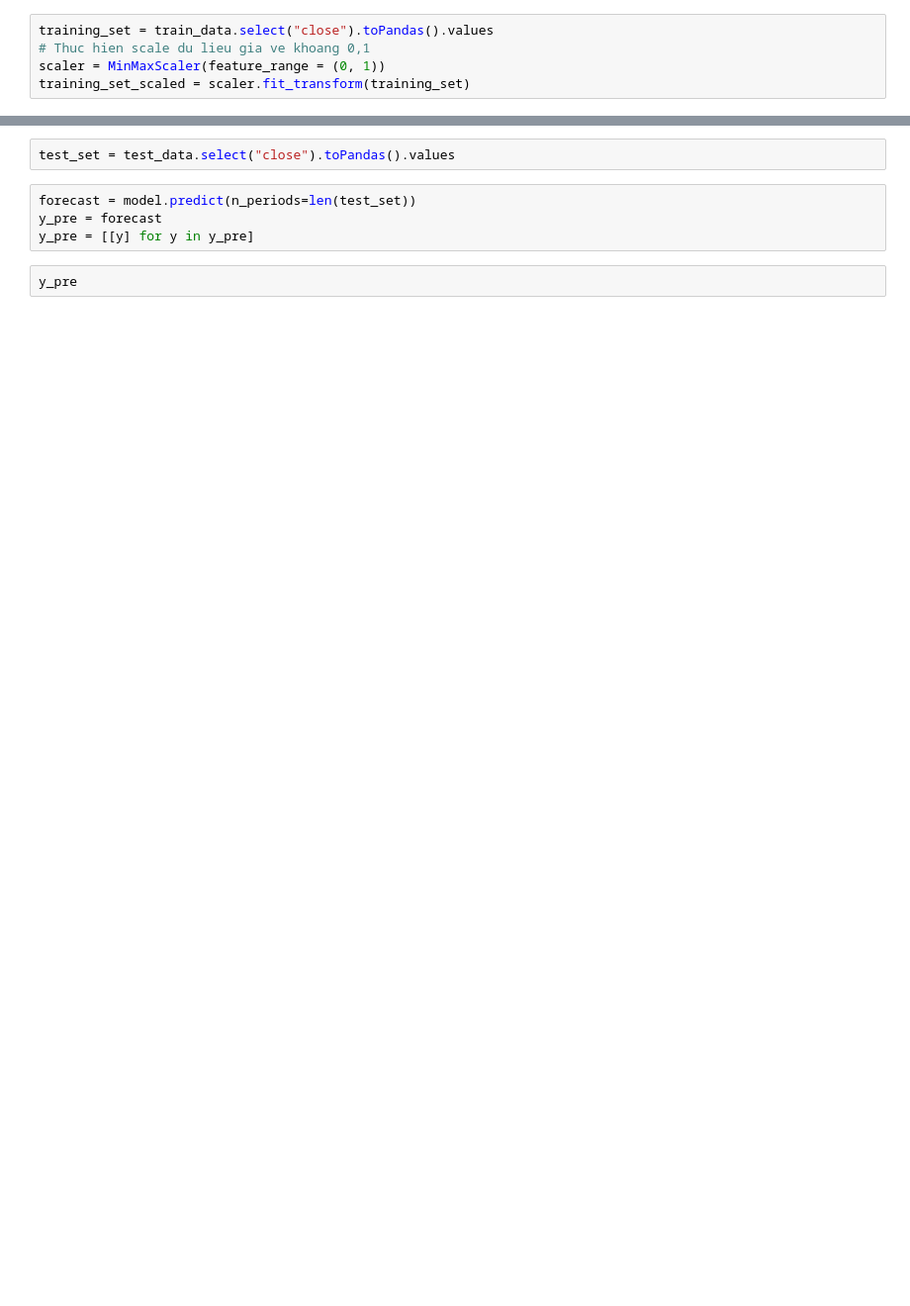
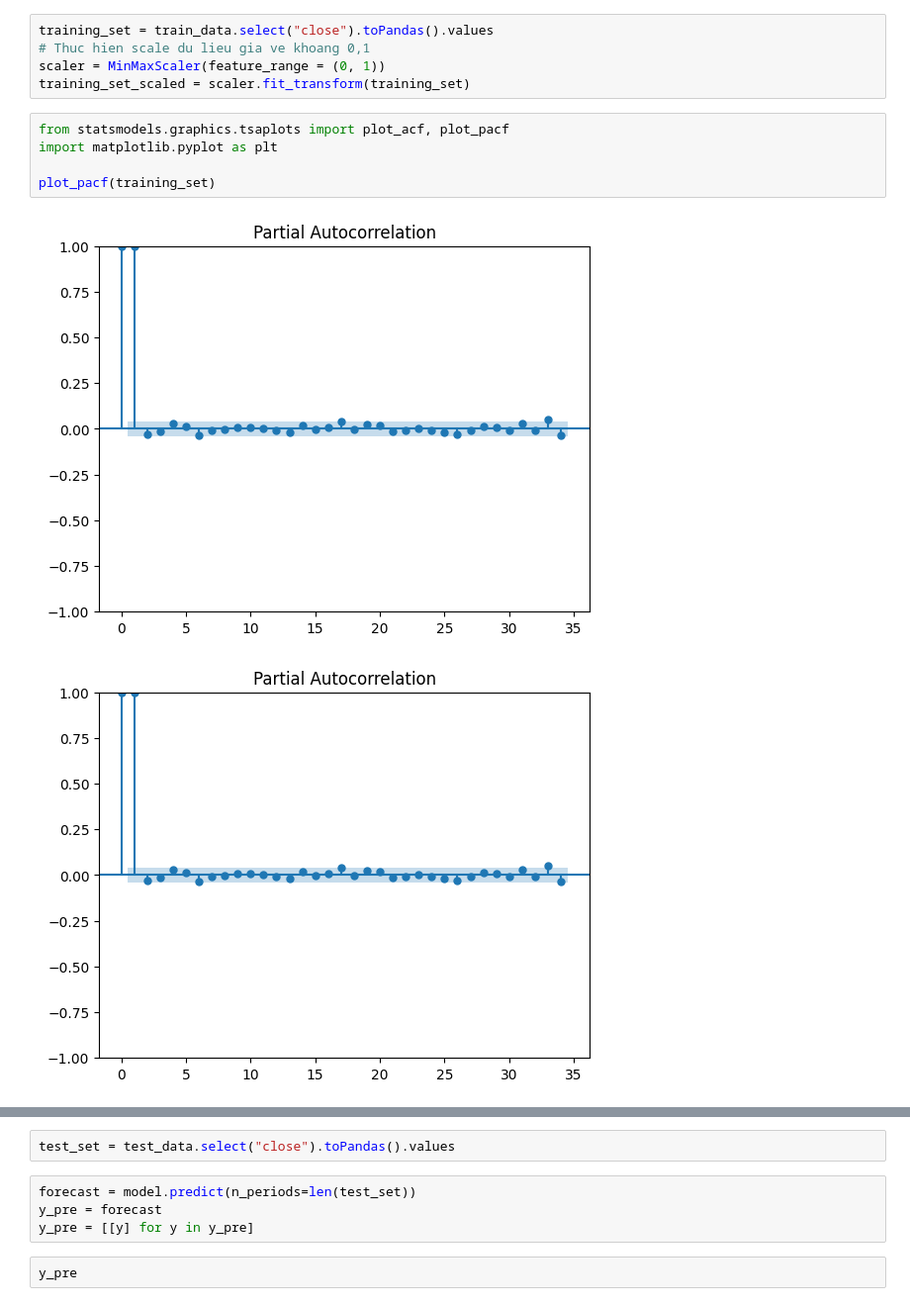
Before and after one commit to miketipi/Stock_Prediction, a Jupyter notebook: nodebook/new.ipynb, the cells around one changed output, grey strips where cells are left out. Shown at 99% size. Drawn from its saved outputs; the diff is of its cells as text; blank space fills up the shorter version.

```diff
--- a/nodebook/new.ipynb
+++ b/nodebook/new.ipynb
@@ -37,3 +24,11 @@ training_set = train_data.select("close").toPandas().values
 # Thuc hien scale du lieu gia ve khoang 0,1
 scaler = MinMaxScaler(feature_range = (0, 1))
 training_set_scaled = scaler.fit_transform(training_set)
+# %%
+from statsmodels.graphics.tsaplots import plot_acf, plot_pacf
+import matplotlib.pyplot as plt
+
+plot_pacf(training_set)
+# %% [output]
+[figure, added]
+[figure, added]
```
Also changed, not shown: parts of 12 cells of this notebook, 5 other files.
